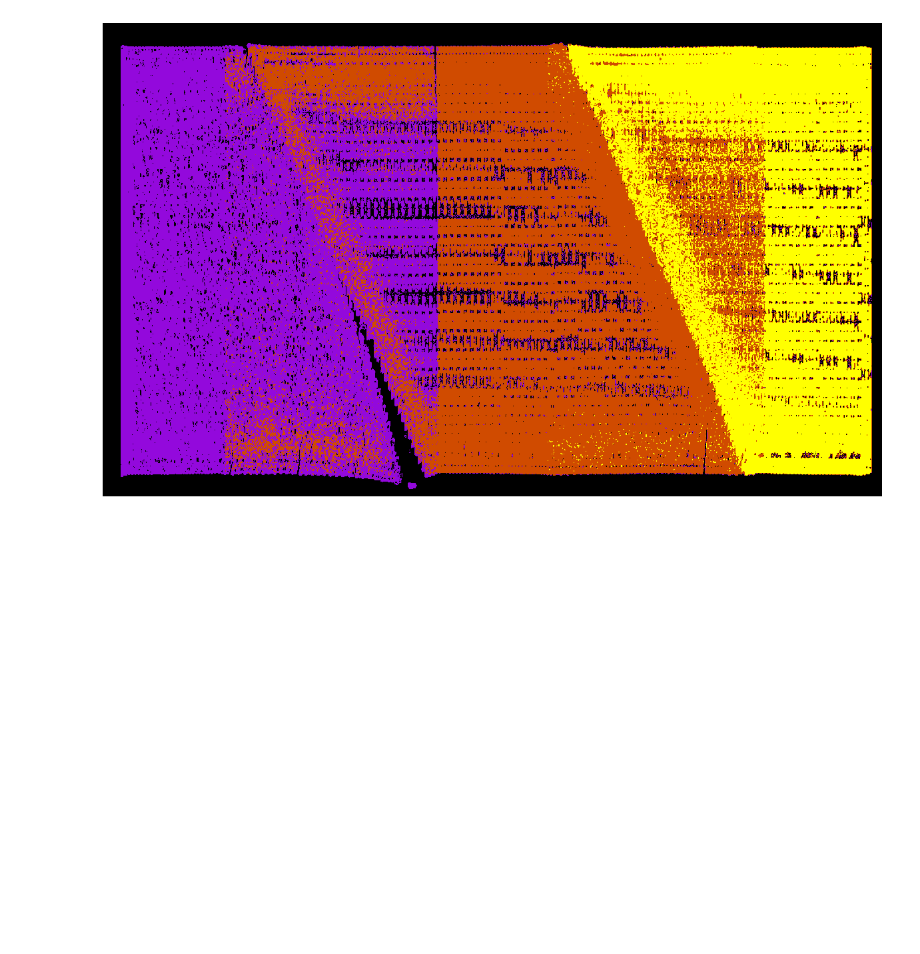
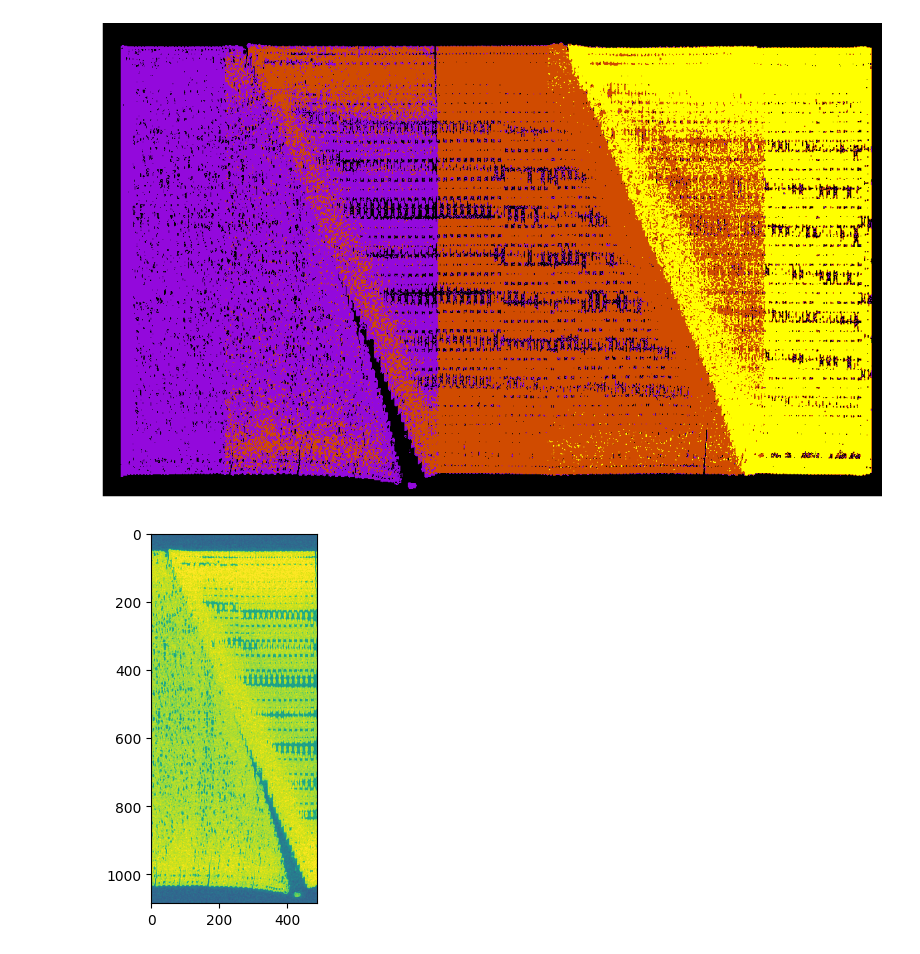
Before and after one commit to tpasfieldERAU/MA390-490_PNNL, a Jupyter notebook: segmentation/otsu.ipynb, the cells around one changed output. Drawn from its saved outputs; the diff is of its cells as text; code cells hidden in the pictures; blank space fills up the shorter version.

```diff
--- a/segmentation/otsu.ipynb
+++ b/segmentation/otsu.ipynb
@@ -108,3 +108,10 @@ fig.tight_layout()
 plt.show()
 # %% [output]
 [figure]
+# %%
+plt.imshow(tran1[:,1085//2,:], vmin=9000, vmax=12000)
+plt.show()
+
+clone1 = tran1.copy()
+# %% [output]
+[figure, added]
```
Also changed, not shown: parts of 9 cells of this notebook, 6 other files.
